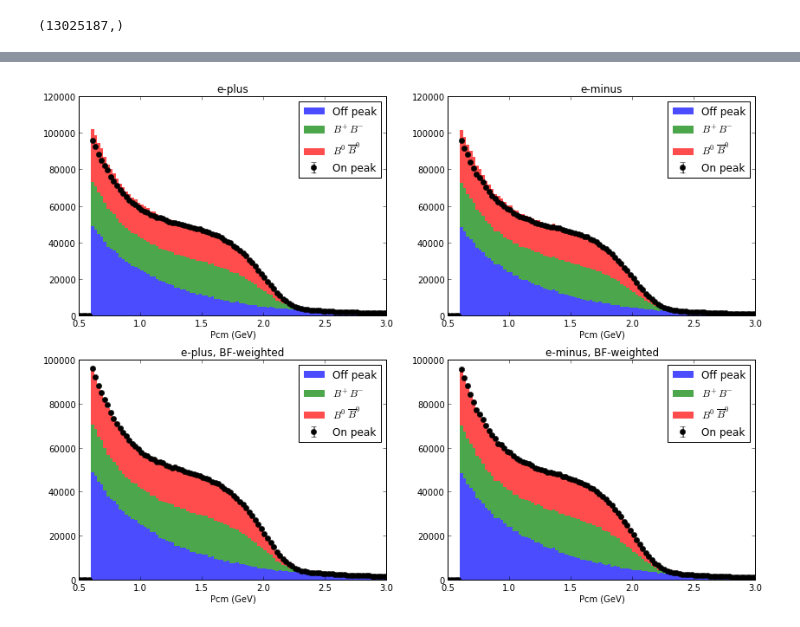
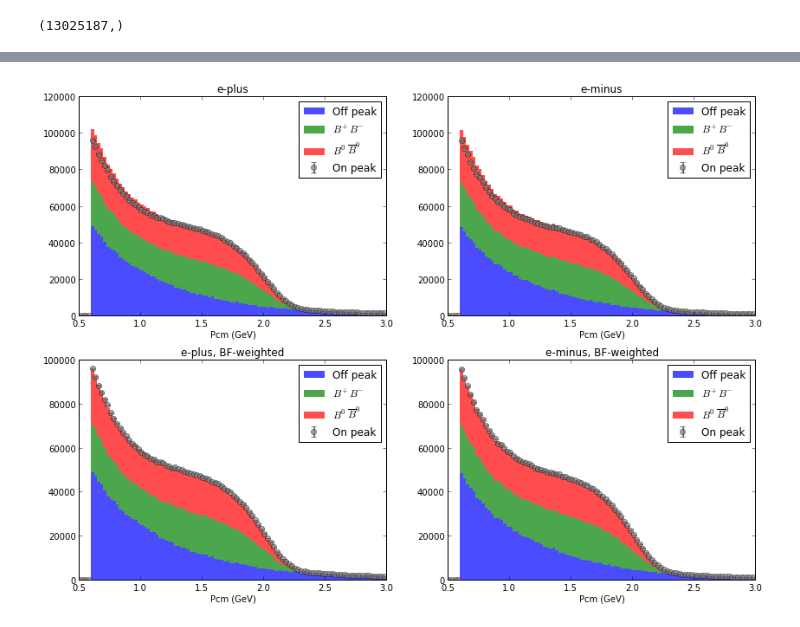
Before and after one commit to gitcheng/dilep_nb, a Jupyter notebook: singlevar_asym.ipynb, the cells around one changed output, grey strips where cells are left out. Saved outputs shown, nothing was run; the diff lists cells and outputs as text; code cells hidden in the pictures.

```diff
--- a/singlevar_asym.ipynb
+++ b/singlevar_asym.ipynb
@@ -7,7 +7,8 @@ import re
 def mids(a):
     return 0.5*(a[:-1]+a[1:])
 # %%
-f_off= 'ntuple/V5/singlevars/SJM_OffPeak_Run1_R24f_Single.root'
+# Loading data
+f_off= '../ntuple/V5/singlevars/SJM_OffPeak_Run1_R24f_Single.root'
 f_on= re.sub('OffPeak', 'OnPeak', f_off)
 f_1237= re.sub('OffPeak', 'SP1237', f_off)
 f_1235= re.sub('OffPeak', 'SP1235', f_off)
@@ -101,5 +103,5 @@ def plot_stack(x, ylist, widths, labels, cweights=None, dataidx=None, title=None
     if title: plt.title(title)
     if xlabel: plt.xlabel(xlabel)
     if ydata!=None:
-        plt.errorbar(x, ydata, sqrt(ydata), fmt='o', color='k', label=labels[dataidx],
+        plt.errorbar(x, ydata, sqrt(ydata), fmt='o', mec='k', mfc='0.5', label=labels[dataidx], alpha=0.7, ecolor='k')
     legend(numpoints=1)
@@ -113,16 +135,20 @@ dpcm_en = [ d.pcm[s] for d,s in zip(ds,negelecs) ]
 allbfweights = [ np.ones(len(ds[0])), np.ones(len(ds[1])), ds[2].bfweight, ds[3].bfweight ]
 dbfw_ep = [ w[s] for w,s in zip(allbfweights,poselecs) ]
 dbfw_en = [ w[s] for w,s in zip(allbfweights,negelecs) ]
+# %%
+hdicts= {}
 # %%
 # Unweighted pcm
 fig= plt.figure(figsize=(14,10))
 ax= plt.subplot(221)
-heposs_raw, bns= rawhistos(dpcm_ep, labels, range=pcmrange, title= 'e-plus', xlabel='Pcm (GeV)')
+hdicts['pcm-epos-raw'], bns= rawhistos(dpcm_ep, labels, range=pcmrange, title= 'e-plus', xlabel='Pcm (GeV)')
 ax= plt.subplot(222)
-henegs_raw, bns= rawhistos(dpcm_en, labels, range=pcmrange, title= 'e-minus', xlabel='Pcm (GeV)')
+hdicts['pcm-eneg-raw'], bns= rawhistos(dpcm_en, labels, range=pcmrange, title= 'e-minus', xlabel='Pcm (GeV)')
 # BF weighted pcm
 ax= plt.subplot(223)
-heposs_bfw, bns= rawhistos(dpcm_ep, labels, warrs= dbfw_ep, range=pcmrange, title= 'e-plus', xlabel='Pcm (GeV)')
+hdicts['pcm-epos-bfw'], bns= rawhistos(dpcm_ep, labels, warrs= dbfw_ep, range=pcmrange, title= 'e-plus, BF-weighted', xlabel='Pcm (GeV)')
 ax= plt.subplot(224)
-henegs_bfw, bns= rawhistos(dpcm_en, labels, warrs= dbfw_en, range=pcmrange, title= 'e-minus', xlabel='Pcm (GeV)')
+hdicts['pcm-eneg-bfw'], bns= rawhistos(dpcm_en, labels, warrs= dbfw_en, range=pcmrange, title= 'e-minus, BF-weighted', xlabel='Pcm (GeV)')
+xpcm= mids(bns)
+width_pcm= np.diff(bns)
 # %% [output]
@@ -130,17 +173,15 @@ henegs_bfw, bns= rawhistos(dpcm_en, labels, warrs= dbfw_en, range=pcmrange, titl
 # %%
 # Stack up to compare with onpeak data
-x= mids(bns)
-widths= np.diff(bns)
 fig= figure(figsize=(14,10))
 # raw
 ax= plt.subplot(221)
-plot_stack(x, heposs_raw, widths, labels, const_wgts, dataidx=0, title='e-plus', xlabel='Pcm (GeV)')
+plot_stack(xpcm, hdicts['pcm-epos-raw'], width_pcm, labels, const_wgts, dataidx=0, title='e-plus', xlabel='Pcm (GeV)')
 ax= plt.subplot(222)
-plot_stack(x, henegs_raw, widths, labels, const_wgts, dataidx=0, title='e-minus', xlabel='Pcm (GeV)')
+plot_stack(xpcm, hdicts['pcm-eneg-raw'], width_pcm, labels, const_wgts, dataidx=0, title='e-minus', xlabel='Pcm (GeV)')
 # bfweighted
 ax= plt.subplot(223)
-plot_stack(x, heposs_bfw, widths, labels, const_wgts, dataidx=0, title='e-plus, BF-weighted', xlabel='Pcm (GeV)')
+plot_stack(xpcm, hdicts['pcm-epos-bfw'], width_pcm, labels, const_wgts, dataidx=0, title='e-plus, BF-weighted', xlabel='Pcm (GeV)')
 ax= plt.subplot(224)
-plot_stack(x, henegs_bfw, widths, labels, const_wgts, dataidx=0, title='e-minus, BF-weighted', xlabel='Pcm (GeV)')
+plot_stack(xpcm, hdicts['pcm-eneg-bfw'], width_pcm, labels, const_wgts, dataidx=0, title='e-minus, BF-weighted', xlabel='Pcm (GeV)')
 # %% [output]
-[figure, old version]
+[figure, new version]
```
Also changed, not shown: parts of 11 cells of this notebook.
